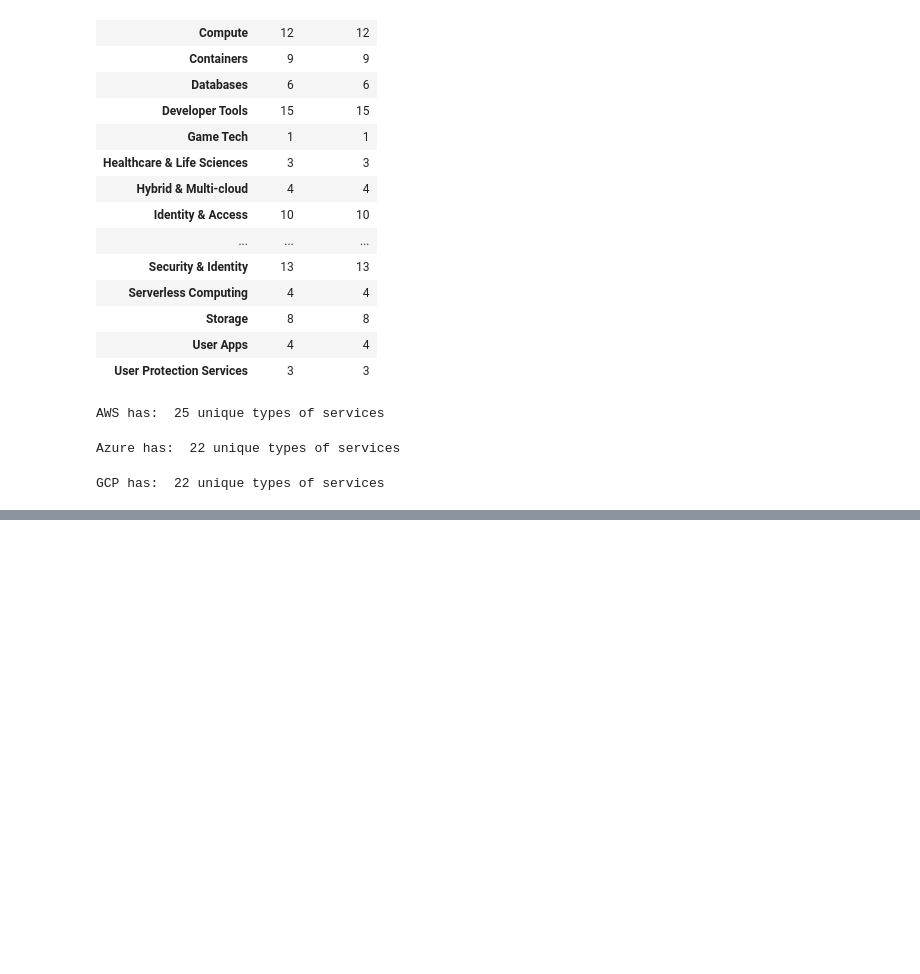
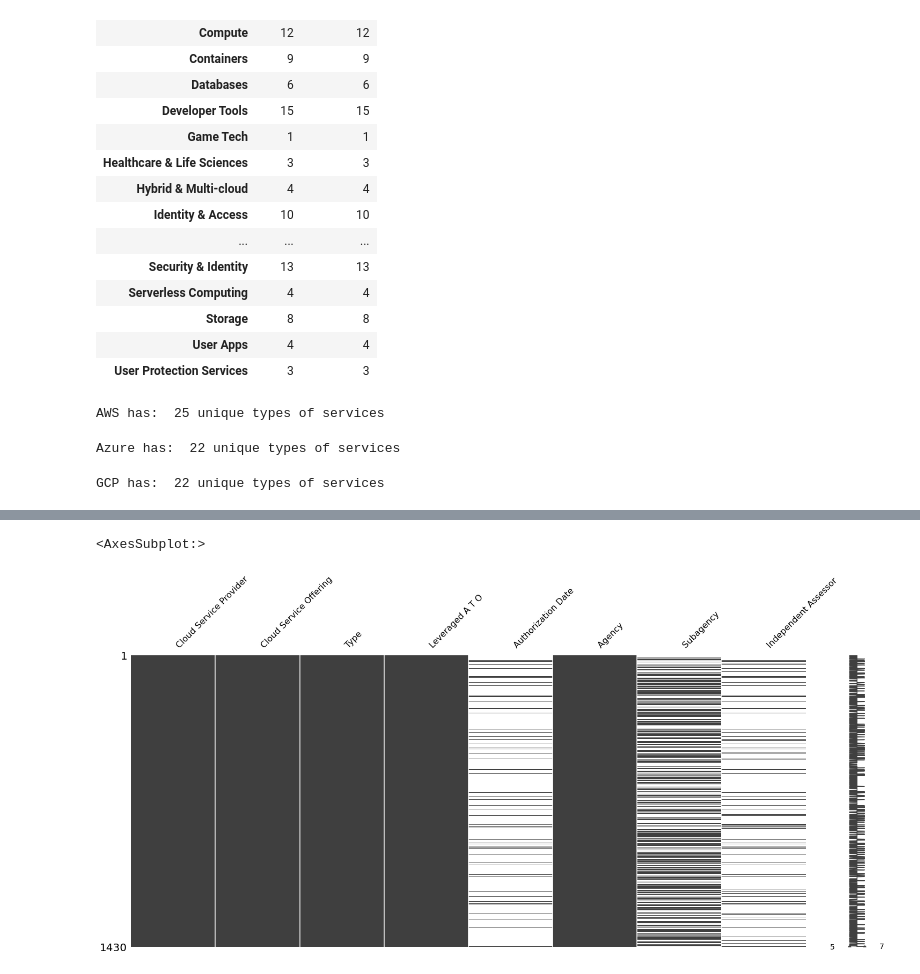
Before and after one commit to Wildertrek/AI_CMM, a Jupyter notebook: AI_CMM.ipynb, the cells around one changed output, grey strips where cells are left out. Cells and saved outputs as stored; diff of their text form; code cells hidden in the pictures; blank space fills up the shorter version.

```diff
--- a/AI_CMM.ipynb
+++ b/AI_CMM.ipynb
@@ -300,0 +373,5 @@ aws_df.groupby(['Type']).count()
+# %%
+msno.matrix(fedramp_df.sample(1430))
+# %% [output]
+<AxesSubplot:>
+[figure, added]
```
Also changed, not shown: parts of 19 cells of this notebook, 1 other file.
